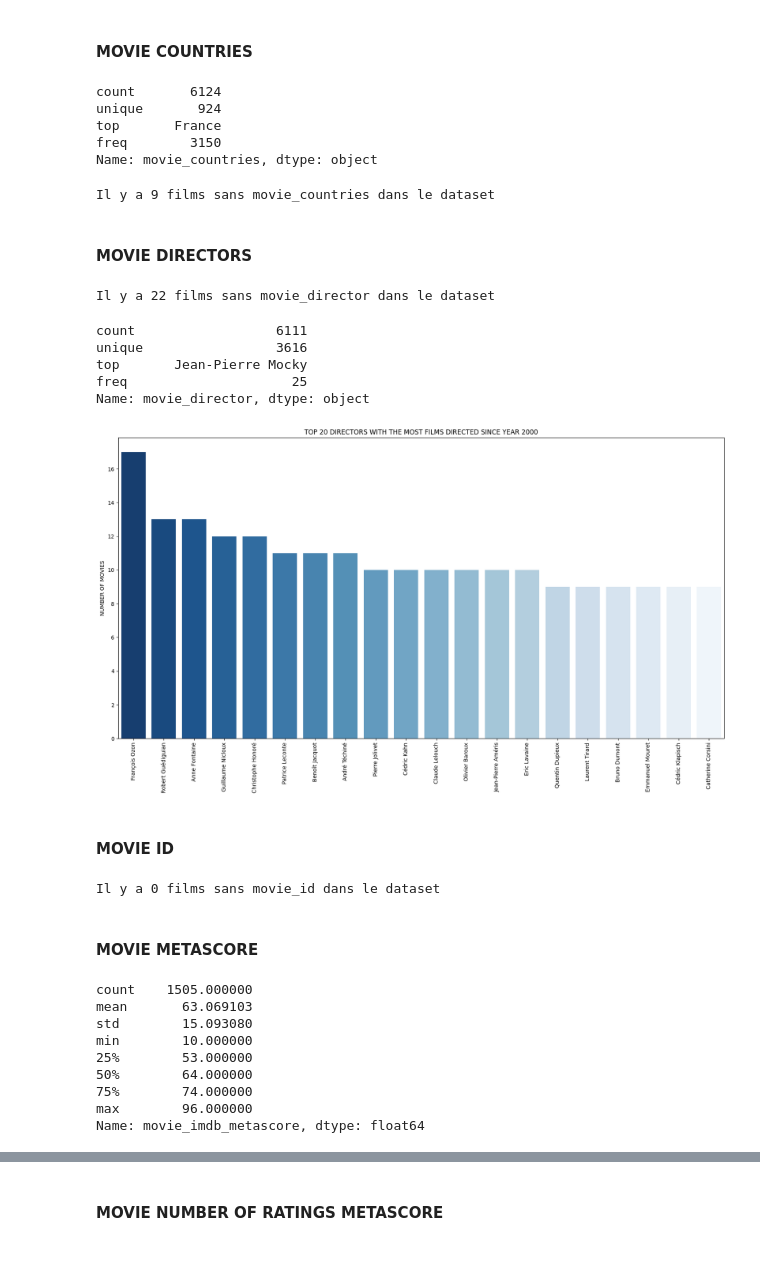
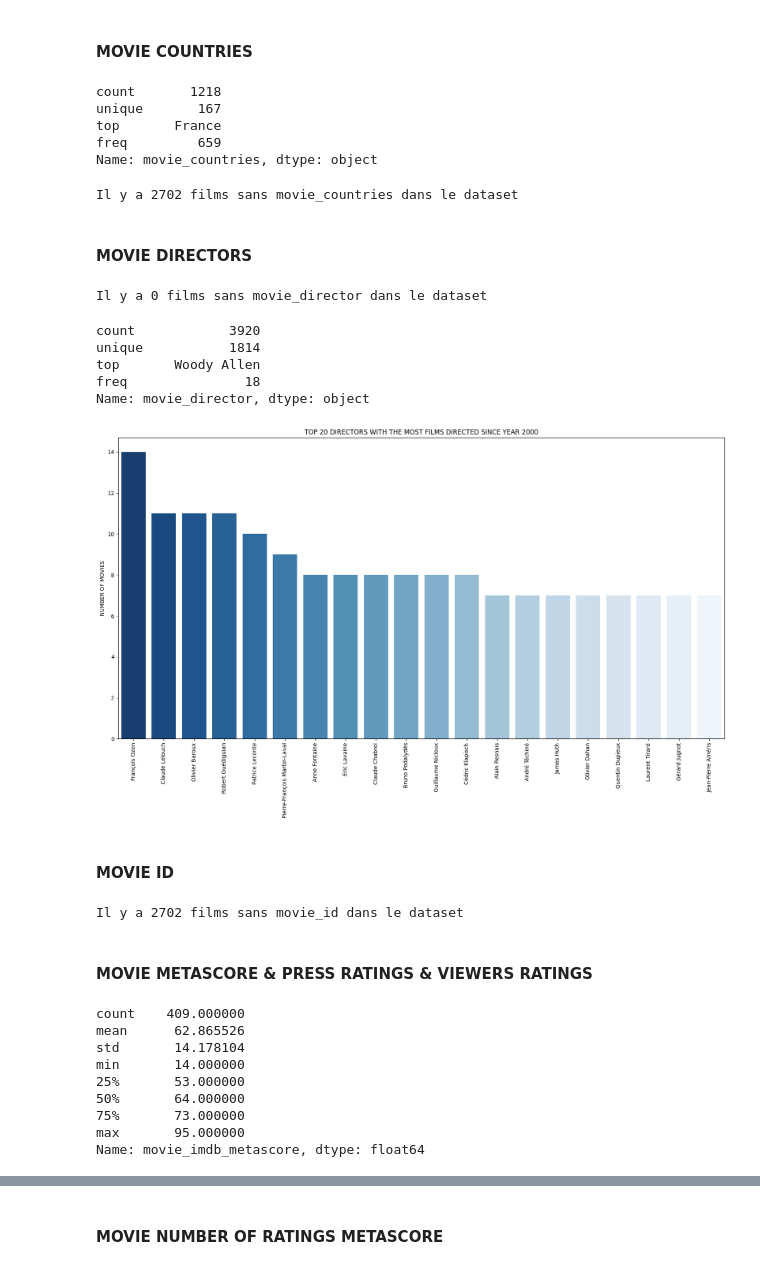
Before and after one commit to t7bo/BOX, a Jupyter notebook: eda/EDA.ipynb, the cells around one changed output, grey strips where cells are left out. Cells and saved outputs as stored; diff of their text form; code cells hidden in the pictures.

Commit message:
EDA, univariate analysis update: allocine movies scraped by greg

```diff
--- a/eda/EDA.ipynb
+++ b/eda/EDA.ipynb
@@ -226,0 +216,7 @@ merge
+# %%
+group_data = pd.read_csv(r'C:\Users\Thibaut\Documents\SIMPLON\DEV-IA\BOXOFFICE\scraping\data\group_films.csv')
+group_data = group_data.rename(columns={'title':'movie_title', 'director':'movie_director', 'duration':'movie_length'})
+# %%
+group_merge = pd.merge(group_data, merge, on=['movie_director', 'movie_length'], how='left')
+dataframe = group_merge
+dataframe.shape
@@ -322,68 +341,68 @@ Il y a 6 films sans movie_categories dans le dataset
 # %% [markdown]
 #### MOVIE COUNTRIES
 # %%
-merge.movie_countries.describe()
+dataframe.movie_countries.describe()
 # %% [output]
-count       6124
-unique       924
+count       1218
+unique       167
 top       France
-freq        3150
+freq         659
 Name: movie_countries, dtype: object
 # %%
-nan = merge.movie_countries.isna().sum()
+nan = dataframe.movie_countries.isna().sum()
 print(f'Il y a {nan} films sans movie_countries dans le dataset')
 # %% [output]
-Il y a 9 films sans movie_countries dans le dataset
+Il y a 2702 films sans movie_countries dans le dataset
 # %% [markdown]
 #### MOVIE DIRECTORS
 # %%
-nan = merge.movie_director.isna().sum()
+nan = dataframe.movie_director.isna().sum()
 print(f'Il y a {nan} films sans movie_director dans le dataset')
 # %% [output]
-Il y a 22 films sans movie_director dans le dataset
+Il y a 0 films sans movie_director dans le dataset
 # %%
-merge.movie_director.describe()
+dataframe.movie_director.describe()
 # %% [output]
-count                  6111
-unique                 3616
-top       Jean-Pierre Mocky
-freq                     25
+count            3920
+unique           1814
+top       Woody Allen
+freq               18
 Name: movie_director, dtype: object
 # %%
-test = merge.groupby("movie_director").count().reset_index()
+test = dataframe.groupby("movie_director").count().reset_index()
 test = test.rename(columns={"movie_boxoffice": "Total"})
 test_top = test.sort_values(by="Total", ascending=False).head(20)
 test_top = test_top[["movie_director", "Total"]]
 plt.figure(figsize=(20,10))
 plt.title("TOP 20 DIRECTORS WITH THE MOST FILMS DIRECTED SINCE YEAR 2000")
 sns.barplot(test_top, x='movie_director', y="Total", hue="movie_director", palette="Blues_r", legend=False)
 plt.xticks(rotation='vertical')
 plt.ylabel('NUMBER OF MOVIES')
 plt.xlabel('')
 plt.show()
 # %% [output]
-[figure, old version]
+[figure, new version]
 # %% [markdown]
 #### MOVIE ID
 # %%
 # Que faire?
 # %%
-nan = merge.movie_id.isna().sum()
+nan = dataframe.movie_id.isna().sum()
 print(f'Il y a {nan} films sans movie_id dans le dataset')
 # %% [output]
-Il y a 0 films sans movie_id dans le dataset
+Il y a 2702 films sans movie_id dans le dataset
 # %% [markdown]
-#### MOVIE METASCORE
+#### MOVIE METASCORE & PRESS RATINGS & VIEWERS RATINGS
 # %%
-merge.movie_imdb_metascore.describe()
+dataframe.movie_imdb_metascore.describe()
 # %% [output]
-count    1505.000000
-mean       63.069103
-std        15.093080
-min        10.000000
-25%        53.000000
-50%        64.000000
-75%        74.000000
-max        96.000000
+count    409.000000
+mean      62.865526
+std       14.178104
+min       14.000000
+25%       53.000000
+50%       64.000000
+75%       73.000000
+max       95.000000
 Name: movie_imdb_metascore, dtype: float64
 # %%
```
Also changed, not shown: parts of 74 cells of this notebook, 1 other file.
